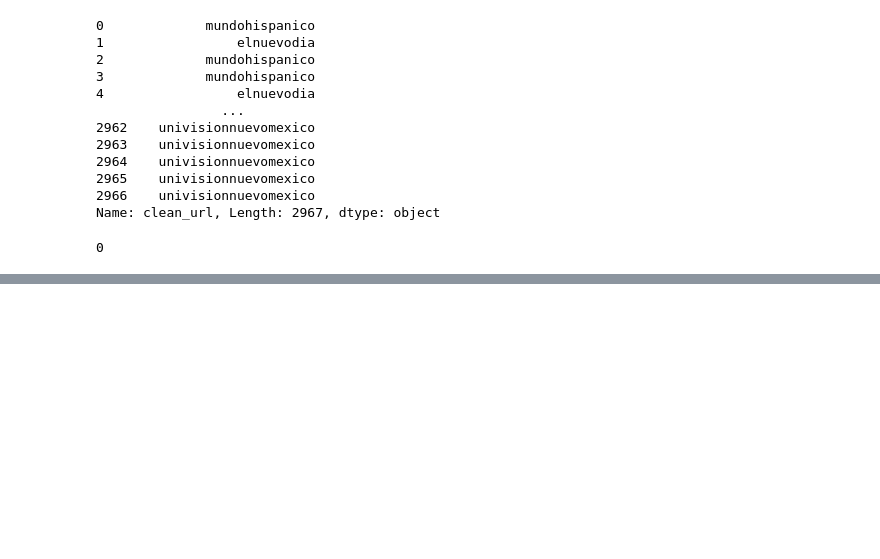
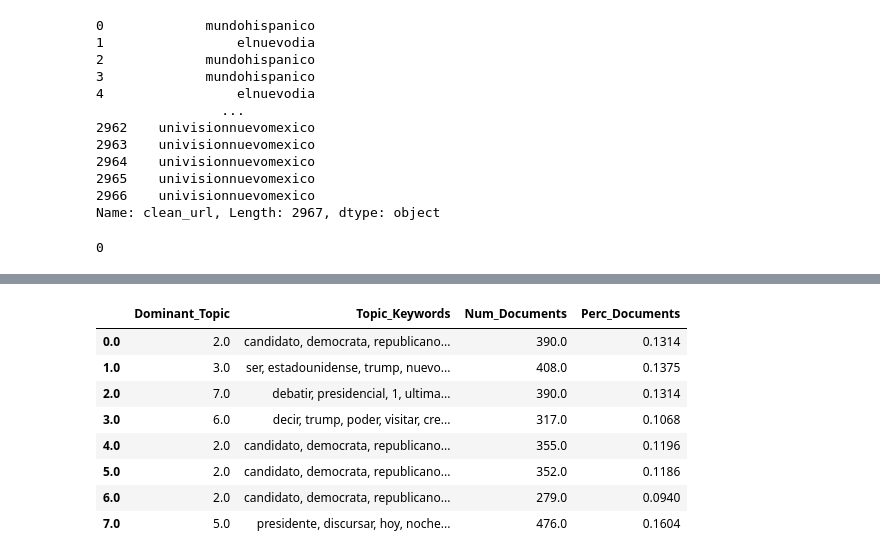
Before and after one commit to saviaga/Latinx2020, a Jupyter notebook: Latinx2020_Democrat.ipynb, the cells around one changed output, grey strips where cells are left out. Cells and saved outputs as stored; diff of their text form; code cells hidden in the pictures; blank space fills up the shorter version.

```diff
--- a/Latinx2020_Democrat.ipynb
+++ b/Latinx2020_Democrat.ipynb
@@ -119,0 +624,30 @@ df.to_csv("Democrat.csv",index=False)
+# %%
+## Topic distribution across documents
+# Number of Documents for Each Topic
+topic_counts = df_topic_sents_keywords['Dominant_Topic'].value_counts()
+
+# Percentage of Documents for Each Topic
+topic_contribution = round(topic_counts/topic_counts.sum(), 4)
+
+# Topic Number and Keywords
+topic_num_keywords = df_topic_sents_keywords[['Dominant_Topic', 'Topic_Keywords']]
+
+# Concatenate Column wise
+df_dominant_topics = pd.concat([topic_num_keywords, topic_counts, topic_contribution], axis=1)
+
+# Change Column names
+df_dominant_topics.columns = ['Dominant_Topic', 'Topic_Keywords', 'Num_Documents', 'Perc_Documents']
+
+# Show
+df_dominant_topics.dropna(inplace=True)
+df_dominant_topics
+# %% [output]
+|  | Dominant_Topic | Topic_Keywords | Num_Documents | Perc_Documents |
+| 0.0 | 2.0 | candidato, democrata, republicano... | 390.0 | 0.1314 |
+| 1.0 | 3.0 | ser, estadounidense, trump, nuevo... | 408.0 | 0.1375 |
+| 2.0 | 7.0 | debatir, presidencial, ﻿1, ultima... | 390.0 | 0.1314 |
+| 3.0 | 6.0 | decir, trump, poder, visitar, cre... | 317.0 | 0.1068 |
+| 4.0 | 2.0 | candidato, democrata, republicano... | 355.0 | 0.1196 |
+| 5.0 | 2.0 | candidato, democrata, republicano... | 352.0 | 0.1186 |
+| 6.0 | 2.0 | candidato, democrata, republicano... | 279.0 | 0.0940 |
+| 7.0 | 5.0 | presidente, discursar, hoy, noche... | 476.0 | 0.1604 |
```
Also changed, not shown: parts of 42 cells of this notebook, 1 other file.
